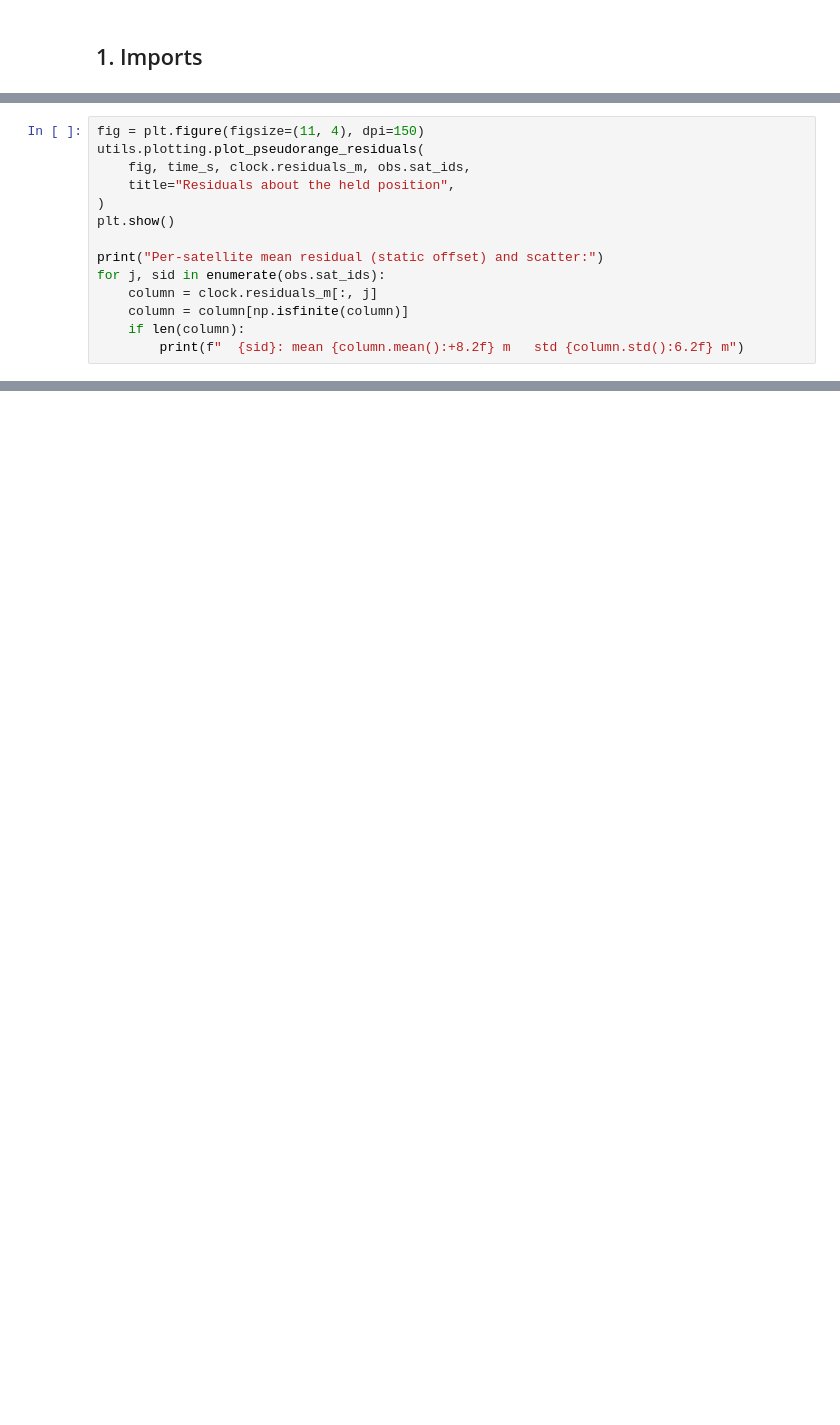
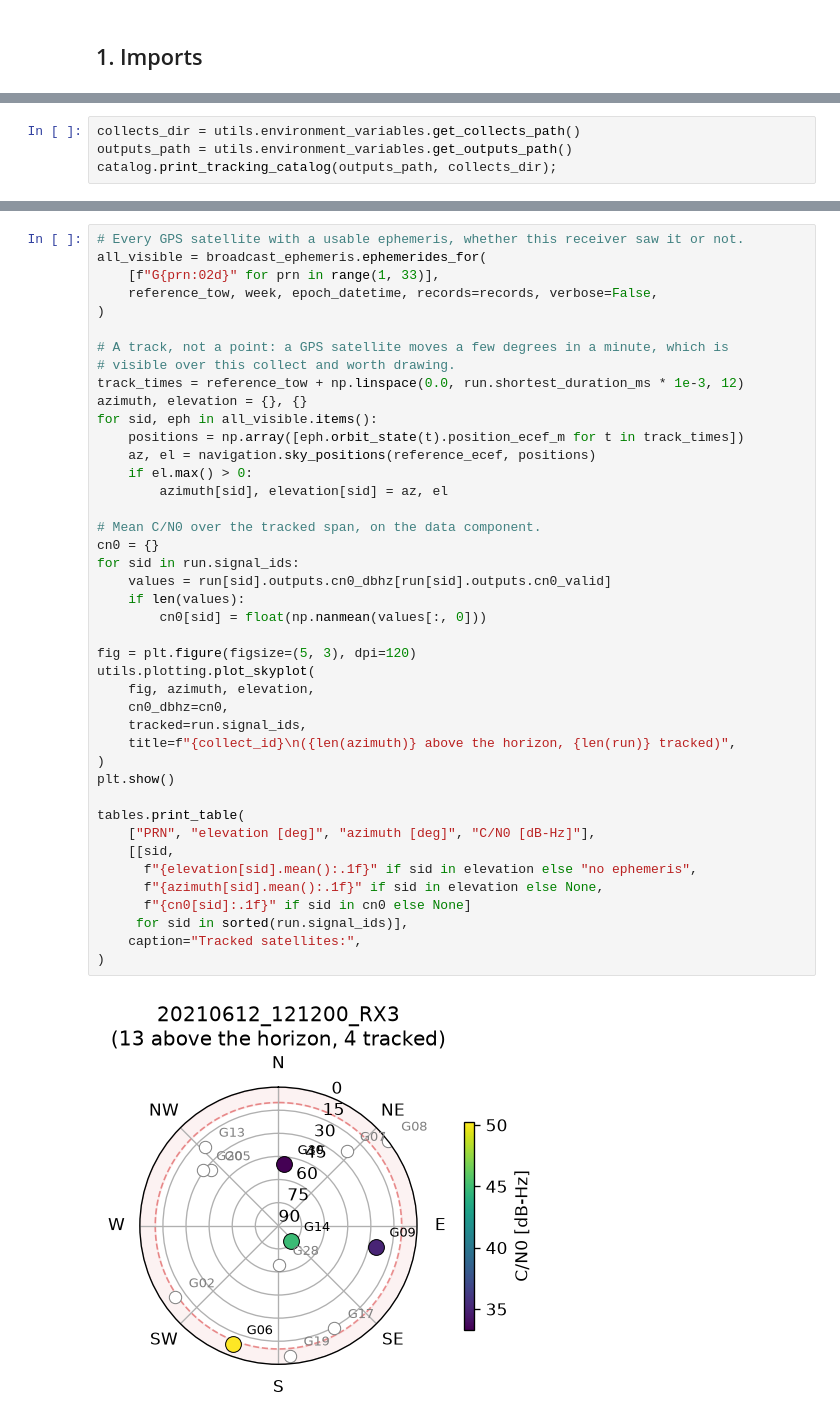
Before and after one commit to cu-sense-lab/gps-tracking-example, a Jupyter notebook: notebooks/02-navigation.ipynb, the cells around one changed output, grey strips where cells are left out. Saved outputs shown, nothing was run; the diff lists cells and outputs as text; blank space fills up the shorter version.

```diff
--- a/notebooks/02-navigation.ipynb
+++ b/notebooks/02-navigation.ipynb
@@ -683,14 +66,0 @@ scatter.
-# %%
-fig = plt.figure(figsize=(11, 4), dpi=150)
-utils.plotting.plot_pseudorange_residuals(
-    fig, time_s, clock.residuals_m, obs.sat_ids,
-    title="Residuals about the held position",
-)
-plt.show()
-
-print("Per-satellite mean residual (static offset) and scatter:")
-for j, sid in enumerate(obs.sat_ids):
-    column = clock.residuals_m[:, j]
-    column = column[np.isfinite(column)]
-    if len(column):
-        print(f"  {sid}: mean {column.mean():+8.2f} m   std {column.std():6.2f} m")
@@ -844,0 +126,4 @@ but subframes 2 and 3 sit behind LDPC codes that are not implemented yet. See
+# %%
+collects_dir = utils.environment_variables.get_collects_path()
+outputs_path = utils.environment_variables.get_outputs_path()
+catalog.print_tracking_catalog(outputs_path, collects_dir);
@@ -844,0 +1141,44 @@ but subframes 2 and 3 sit behind LDPC codes that are not implemented yet. See
+# %%
+# Every GPS satellite with a usable ephemeris, whether this receiver saw it or not.
+all_visible = broadcast_ephemeris.ephemerides_for(
+    [f"G{prn:02d}" for prn in range(1, 33)],
+    reference_tow, week, epoch_datetime, records=records, verbose=False,
+)
+
+# A track, not a point: a GPS satellite moves a few degrees in a minute, which is
+# visible over this collect and worth drawing.
+track_times = reference_tow + np.linspace(0.0, run.shortest_duration_ms * 1e-3, 12)
+azimuth, elevation = {}, {}
+for sid, eph in all_visible.items():
+    positions = np.array([eph.orbit_state(t).position_ecef_m for t in track_times])
+    az, el = navigation.sky_positions(reference_ecef, positions)
+    if el.max() > 0:
+        azimuth[sid], elevation[sid] = az, el
+
+# Mean C/N0 over the tracked span, on the data component.
+cn0 = {}
+for sid in run.signal_ids:
+    values = run[sid].outputs.cn0_dbhz[run[sid].outputs.cn0_valid]
+    if len(values):
+        cn0[sid] = float(np.nanmean(values[:, 0]))
+
+fig = plt.figure(figsize=(5, 3), dpi=120)
+utils.plotting.plot_skyplot(
+    fig, azimuth, elevation,
+    cn0_dbhz=cn0,
+    tracked=run.signal_ids,
+    title=f"{collect_id}\n({len(azimuth)} above the horizon, {len(run)} tracked)",
+)
+plt.show()
+
+tables.print_table(
+    ["PRN", "elevation [deg]", "azimuth [deg]", "C/N0 [dB-Hz]"],
+    [[sid,
+      f"{elevation[sid].mean():.1f}" if sid in elevation else "no ephemeris",
+      f"{azimuth[sid].mean():.1f}" if sid in elevation else None,
+      f"{cn0[sid]:.1f}" if sid in cn0 else None]
+     for sid in sorted(run.signal_ids)],
+    caption="Tracked satellites:",
+)
+# %% [output]
+[figure, added]
```
Also changed, not shown: parts of 59 cells of this notebook.
